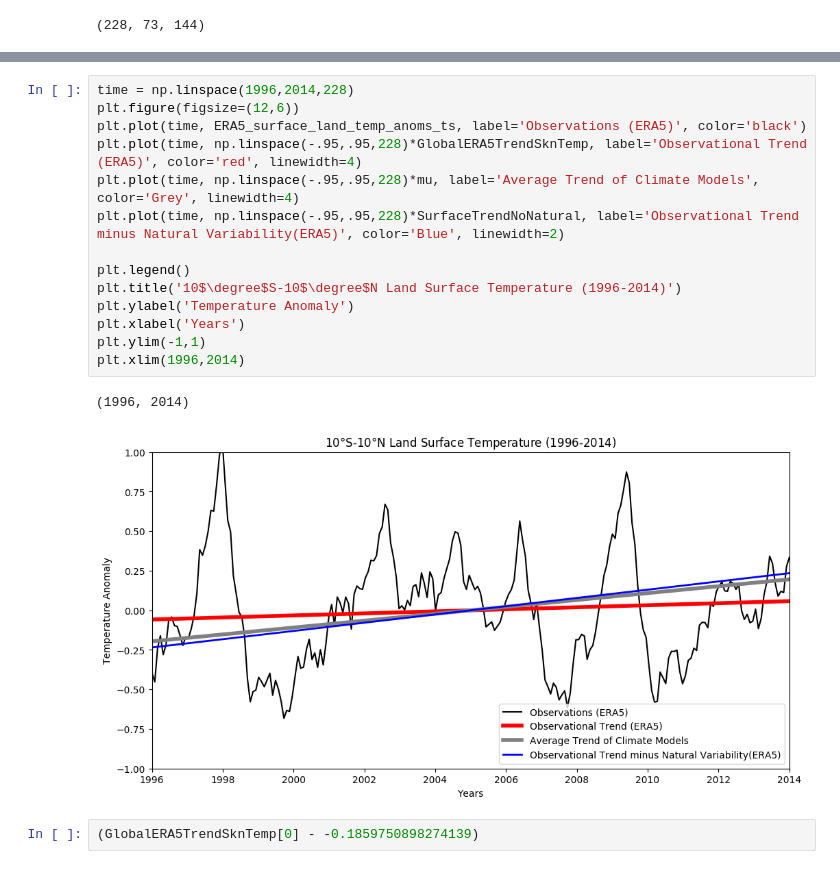
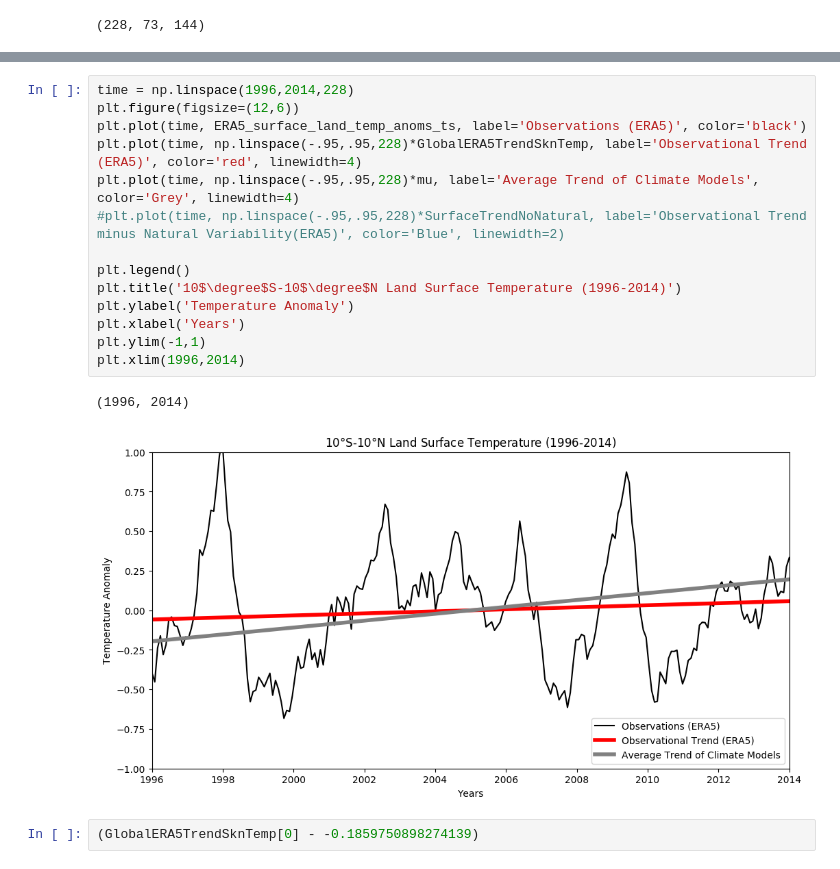
Before and after one commit to AodhanSweeney/SurfaceTrendLearing, a Jupyter notebook: Motivation/MotivatingFigures.ipynb, the cells around one changed output, grey strips where cells are left out. Drawn from its saved outputs; the diff is of its cells as text.

```diff
--- a/Motivation/MotivatingFigures.ipynb
+++ b/Motivation/MotivatingFigures.ipynb
@@ -135,20 +135,20 @@ plt.legend()
 # %%
 time = np.linspace(1996,2014,228)
 plt.figure(figsize=(12,6))
 plt.plot(time, ERA5_surface_land_temp_anoms_ts, label='Observations (ERA5)', color='black')
 plt.plot(time, np.linspace(-.95,.95,228)*GlobalERA5TrendSknTemp, label='Observational Trend (ERA5)', color='red', linewidth=4)
 plt.plot(time, np.linspace(-.95,.95,228)*mu, label='Average Trend of Climate Models', color='Grey', linewidth=4)
-plt.plot(time, np.linspace(-.95,.95,228)*SurfaceTrendNoNatural, label='Observational Trend minus Natural Variability(ERA5)', color='Blue', linewidth=2)
+#plt.plot(time, np.linspace(-.95,.95,228)*SurfaceTrendNoNatural, label='Observational Trend minus Natural Variability(ERA5)', color='Blue', linewidth=2)
 
 plt.legend()
 plt.title('10$\degree$S-10$\degree$N Land Surface Temperature (1996-2014)')
 plt.ylabel('Temperature Anomaly')
 plt.xlabel('Years')
 plt.ylim(-1,1)
 plt.xlim(1996,2014)
 # %% [output]
 (1996, 2014)
-[figure, old version]
+[figure, new version]
 # %%
 (GlobalERA5TrendSknTemp[0] - -0.1859750898274139)
 # %% [output]
```
Also changed, not shown: parts of 1 cell of this notebook, 2 other files.
